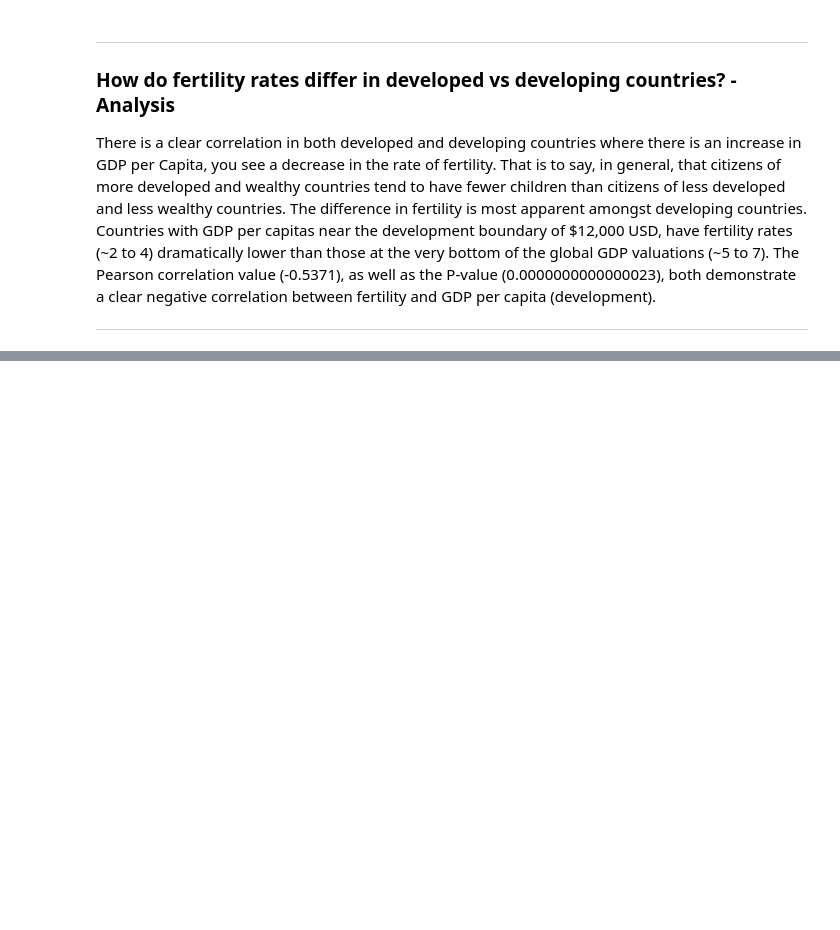
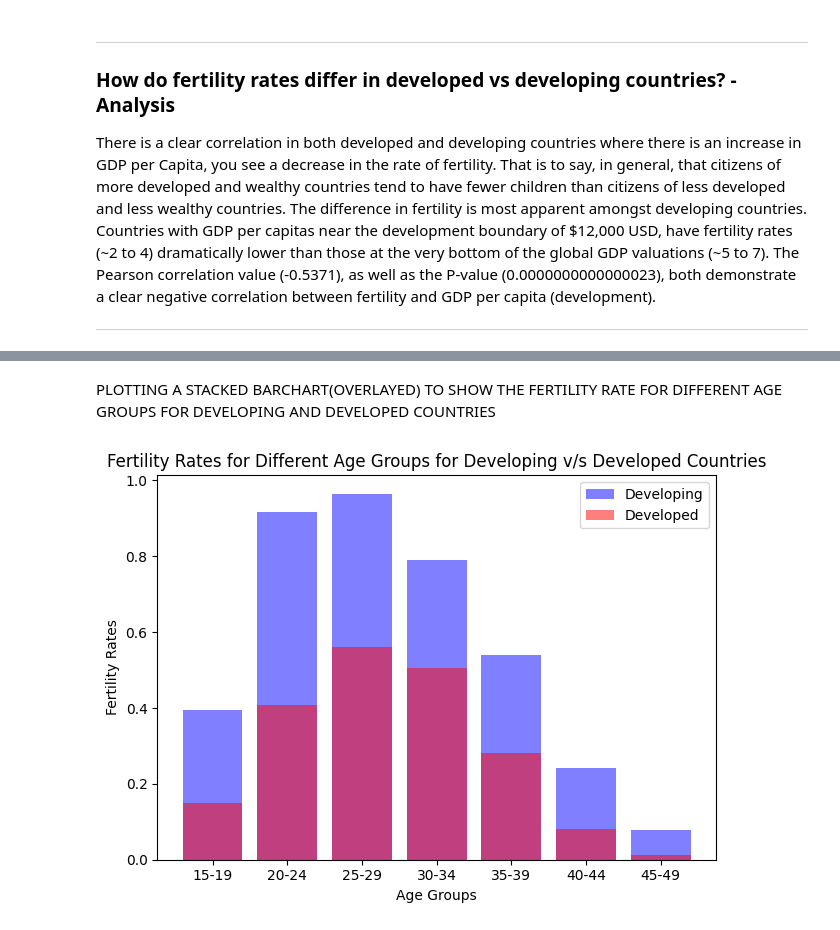
Before and after one commit to AidanDavid/development_vs_fertility, a Jupyter notebook: main.ipynb, the cells around one changed output, grey strips where cells are left out. Drawn from its saved outputs; the diff is of its cells as text; code cells hidden in the pictures; blank space fills up the shorter version.

```diff
--- a/main.ipynb
+++ b/main.ipynb
@@ -358,0 +504,25 @@ There is a clear correlation in both developed and developing countries where th
+# %%
+#Separating developed and developing countries data into separate dataframes
+developed_fertility_rate=age_clean_df[age_clean_df["Development"]=="Developed"]
+developing_fertility_rate=age_clean_df[age_clean_df["Development"]=="Developing"]
+
+#Finding y values for scatter plot by calculating mean of fertility rate for each age group for developing and developed countries
+
+age_groups = ["Fertility rate at age: 15-19", "Fertility rate at age: 20-24","Fertility rate at age: 25-29", "Fertility rate at age: 30-34",
+    "Fertility rate at age: 35-39", "Fertility rate at age: 40-44","Fertility rate at age: 45-49"]
+
+age_groups_label=['15-19', '20-24','25-29', '30-34','35-39', '40-44','45-49']
+
+mean_fertility_rate_developed=[]
+mean_fertility_rate_developing=[]
+
+for i in range(len(age_groups)):
+    mean_val_developed=developed_fertility_rate[age_groups[i]].mean()
+    mean_val_developing=developing_fertility_rate[age_groups[i]].mean()
+    mean_fertility_rate_developed.append(mean_val_developed)
+    mean_fertility_rate_developing.append(mean_val_developing)
+
+#Finding x values for scatter plot by calculating mean of each age range
+
+x_values_scatter=[(15+19)/2,  (20+24)/2, (25+29)/2, (30+34)/2, (35+39)/2, (40+44)/2, (45+49)/2]
+x_values_scatter = np.array(x_values_scatter)
@@ -358,0 +649,23 @@ There is a clear correlation in both developed and developing countries where th
+# %% [markdown]
+PLOTTING A STACKED BARCHART(OVERLAYED) TO SHOW THE FERTILITY RATE FOR DIFFERENT AGE GROUPS FOR DEVELOPING AND DEVELOPED COUNTRIES
+# %%
+
+#Calculating the mean of the age group
+developed_fertility_rate_mean = developed_fertility_rate[age_groups].mean()
+developing_fertility_rate_mean = developing_fertility_rate[age_groups].mean()
+
+
+plt.bar(age_groups, developing_fertility_rate_mean, label='Developing', color='blue', alpha=0.5, align='center')
+plt.bar(age_groups, developed_fertility_rate_mean, label='Developed', color='red', alpha=0.5, align='center')
+
+plt.xlabel('Age Groups')
+plt.ylabel('Fertility Rates')
+plt.title('Fertility Rates for Different Age Groups for Developing v/s Developed Countries')
+age_group_label=['15-19', '20-24','25-29', '30-34','35-39', '40-44','45-49']
+plt.xticks(age_groups,age_group_label , rotation=0)
+plt.legend()
+
+plt.tight_layout()
+plt.show()
+# %% [output]
+[figure, added]
```
Also changed, not shown: parts of 29 cells of this notebook, 4 other files.
